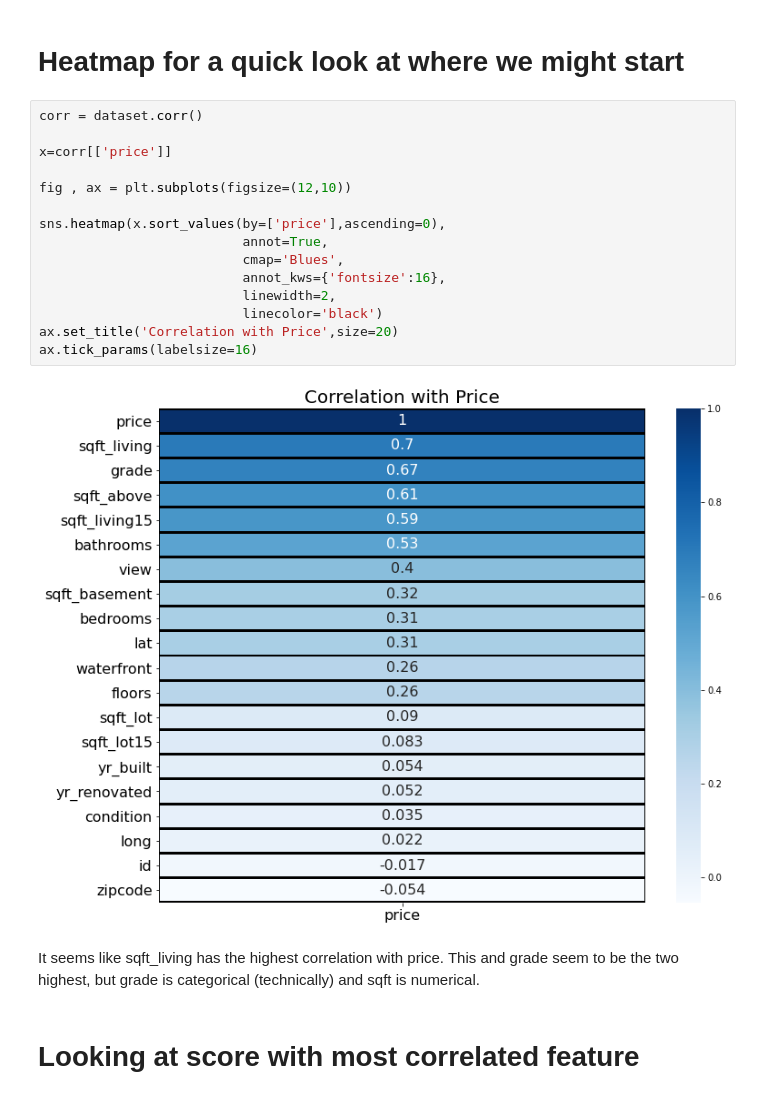
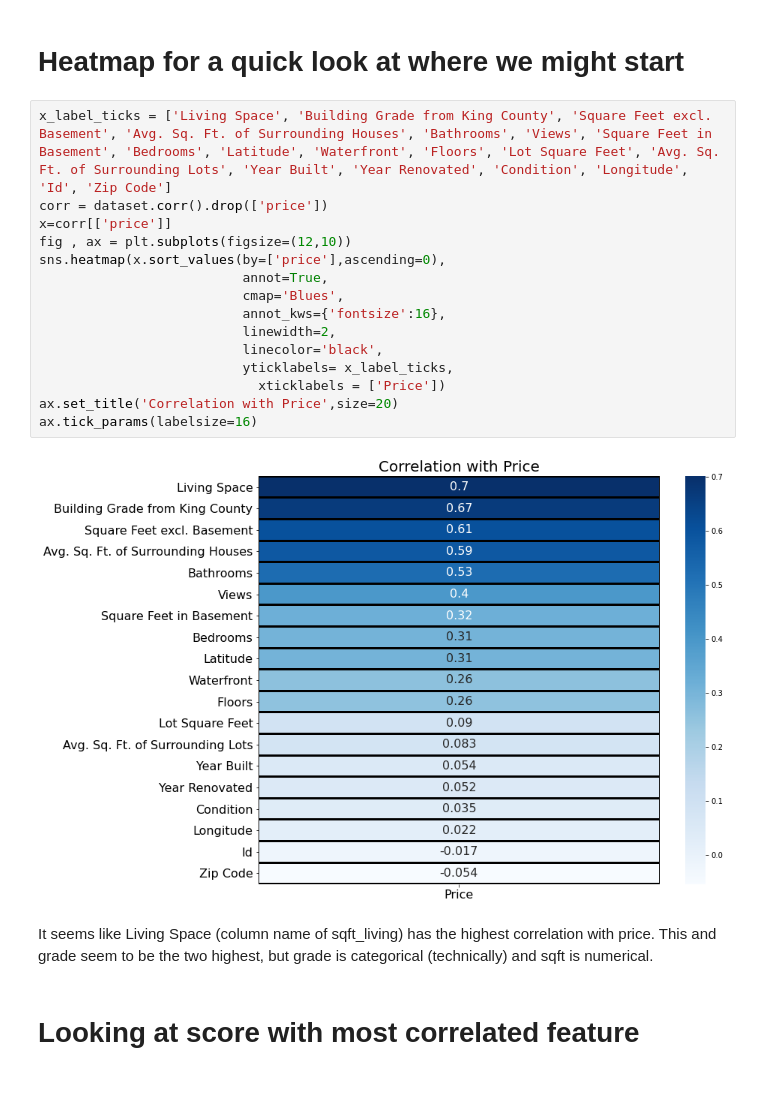
Before and after one commit to SethKauf/King_County_Avocoders_Group_3, a Jupyter notebook: Final Notebook.ipynb, the cells around one changed output. Saved outputs shown, nothing was run; the diff lists cells and outputs as text.

```diff
--- a/Final Notebook.ipynb
+++ b/Final Notebook.ipynb
@@ -36,24 +36,24 @@ dataset['sqft_basement'] = dataset['sqft_basement'].replace('?', np.nan).astype(
 # %% [markdown]
 # Heatmap for a quick look at where we might start
 # %%
-corr = dataset.corr()
-
+x_label_ticks = ['Living Space', 'Building Grade from King County', 'Square Feet excl. Basement', 'Avg. Sq. Ft. of Surrounding Houses', 'Bathrooms', 'Views', 'Square Feet in Basement', 'Bedrooms', 'Latitude', 'Waterfront', 'Floors', 'Lot Square Feet', 'Avg. Sq. Ft. of Surrounding Lots', 'Year Built', 'Year Renovated', 'Condition', 'Longitude', 'Id', 'Zip Code']
+corr = dataset.corr().drop(['price'])
 x=corr[['price']]
-
 fig , ax = plt.subplots(figsize=(12,10))
-
 sns.heatmap(x.sort_values(by=['price'],ascending=0),
                           annot=True,
                           cmap='Blues',
                           annot_kws={'fontsize':16},
                           linewidth=2,
-                          linecolor='black')
+                          linecolor='black',
+                          yticklabels= x_label_ticks,
+                            xticklabels = ['Price'])
 ax.set_title('Correlation with Price',size=20)
 ax.tick_params(labelsize=16)
 # %% [output]
-[figure, old version]
+[figure, new version]
 # %% [markdown]
- It seems like sqft_living has the highest correlation with price. This and grade seem to be the two highest, but grade is categorical (technically) and sqft is numerical.
+ It seems like Living Space (column name of sqft_living) has the highest correlation with price. This and grade seem to be the two highest, but grade is categorical (technically) and sqft is numerical.
 # %% [markdown]
 # Looking at score with most correlated feature
 # %% [markdown]
```
Also changed, not shown: parts of 13 cells of this notebook, 5 other files.
